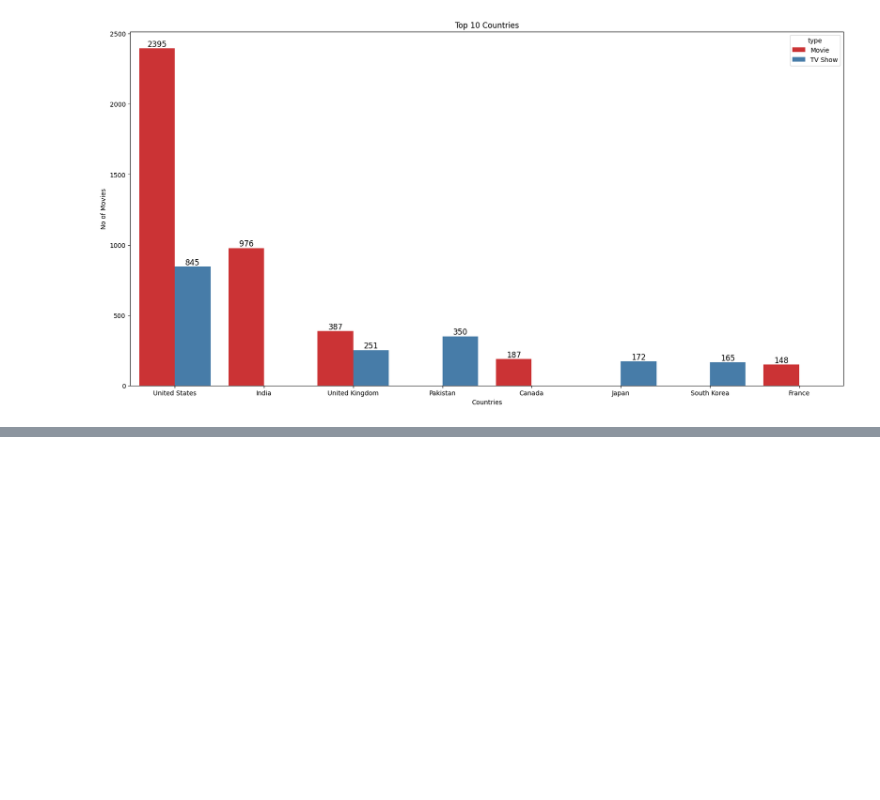
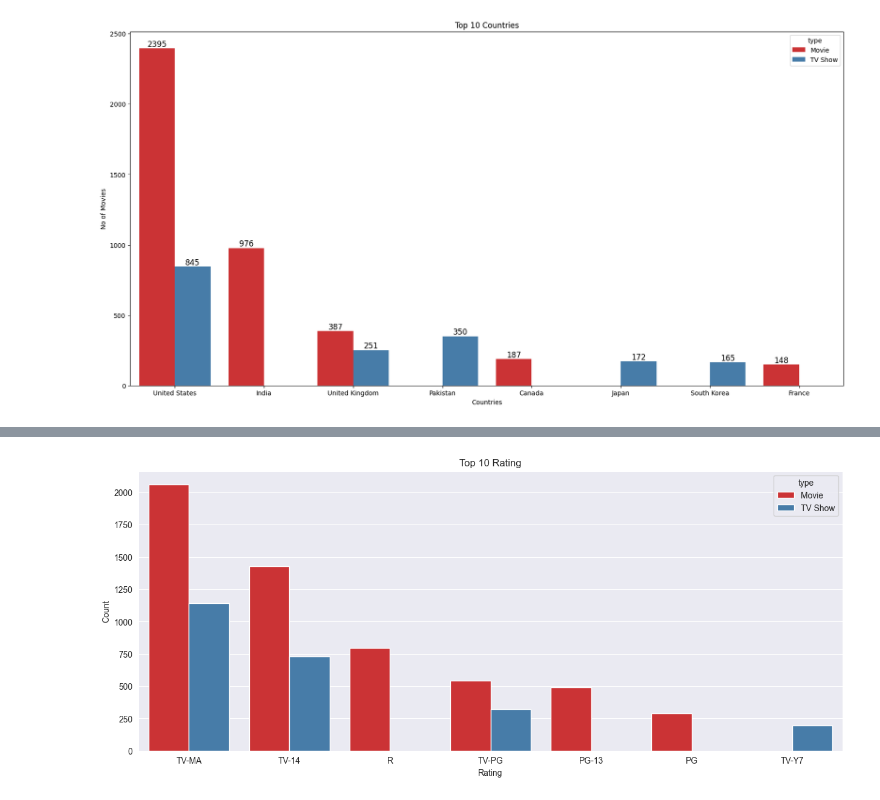
Before and after one commit to Dani-8/Netflix-Data-Analysis, a Jupyter notebook: Netflix-Data-Analysis.ipynb, the cells around one changed output, grey strips where cells are left out. Cells and saved outputs as stored; diff of their text form; code cells hidden in the pictures; blank space fills up the shorter version.

```diff
--- a/Netflix-Data-Analysis.ipynb
+++ b/Netflix-Data-Analysis.ipynb
@@ -692,0 +694,10 @@ plt.show()
+# %%
+plt.figure(figsize=[15,6])
+sns.barplot(data=top_10_rating, x="rating", y="count", hue="type", palette="Set1")
+
+plt.title("Top 10 Rating")
+plt.xlabel("Rating")
+plt.ylabel("Count")
+plt.show()
+# %% [output]
+[figure, added]
```
Also changed, not shown: parts of 3 cells of this notebook.
